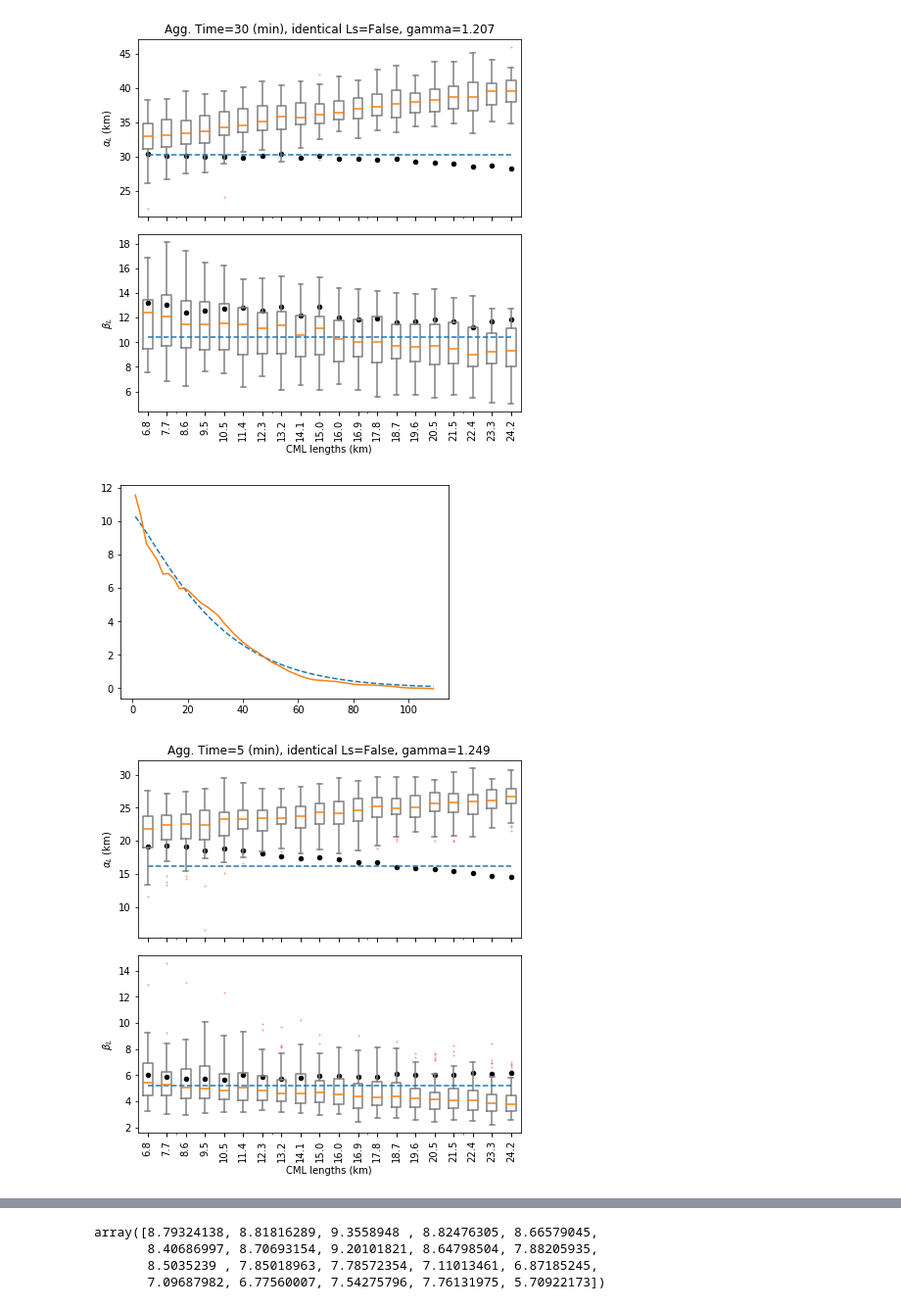
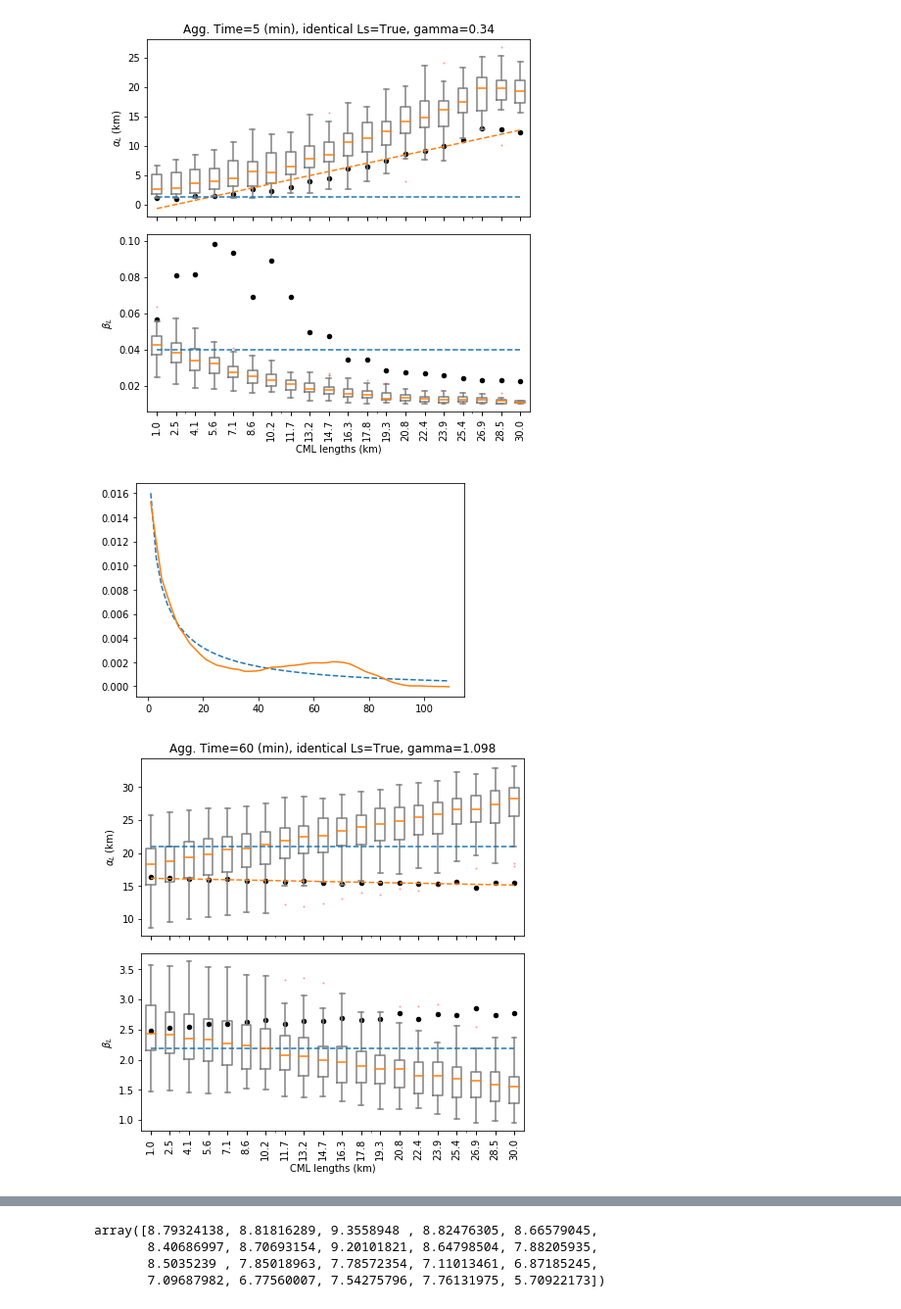
Before and after one commit to adameshel/spatial_autocorrelation, a Jupyter notebook: Autocorr/read_autocorr_empirical_run.ipynb, the cells around one changed output, grey strips where cells are left out. Shown: that part at 98% size. Drawn from its saved outputs; the diff is of its cells as text; code cells hidden in the pictures.

```diff
--- a/Autocorr/read_autocorr_empirical_run.ipynb
+++ b/Autocorr/read_autocorr_empirical_run.ipynb
@@ -39,8 +39,17 @@ i = 0
 for p in dir_paths:
     if '_cod' not in p:
         idxs.append(i)
-    if '60T_ts29' in p:
+#     if '60T_ts29' in p:
+#         idxs.append(i)
+    if '30T_ts16' in p:
         idxs.append(i)
+    if '60T_ts29_cod100' in p:
+        idxs.append(i)
+#     if '5T_ts370' in p:
+#         idxs.append(i)
+    if 'identicalFalse' in p:
+        idxs.append(i)
+
     i+=1
 dir_paths = delete_from_list(dir_paths,idxs)
 dir_paths
@@ -60,6 +69,11 @@ dir_paths
+# %%
+def linear(x,a,b):
+    return a*x+b
 # %%
+from autocorr_functions import *
 a = 0.24; b = 3.49;
-
+a = 0.72; b = 3.35;
+B = -1.1
 list_of_snapshots = []
 for i, dr in enumerate(dir_paths):
     sn = split_at(split_at(dr,'_',-5)[0] + \
@@ -145,10 +159,9 @@ for i, dr in enumerate(dir_paths):
             np.array([L,df_gamma[L].median()]),
             a,
             df_alpha[L].median(),
-            bias=0.0
+            bias=B
         )
-#         l_alpha_0.append(alpha_0)
-        l_alpha_0.append(alpha_0-0.05*alpha_0**((L)/(2.25*L)))
+        l_alpha_0.append(alpha_0)
     l_alpha_0 = np.array(l_alpha_0)
     df_alpha_0 = pd.DataFrame(l_alpha_0)
 #         print(df_alpha[L].median(), alpha_0)
@@ -169,6 +182,22 @@ for i, dr in enumerate(dir_paths):
                  capprops=dict(linestyle='-', linewidth=1.5),
                  showfliers=True, rot=90)
     ax[0].scatter(range(1,len(cols)+1),df_alpha_0[0].values, s=20, c='k')
+    try:
+        popt, _ = curve_fit(
+            f=linear,
+            xdata=range(1,len(cols)+1),
+            ydata=df_alpha_0[0].values
+        )
+        ax[0].plot(range(1,len(cols)+1),
+                  linear(range(1,len(cols)+1),popt[0],popt[1]),
+                  '--C1')
+#         popt, _ = curve_fit(
+#             f=linear,
+#             xdata=range(1,len(cols)+1),
+#             ydata=df_alpha_0[0].values
+#         )
+    except:
+        pass
 
     cols = df_beta.columns.values.astype(np.float) / 1e3
     cols.astype(str)
@@ -258,7 +287,10 @@ for i, dr in enumerate(dir_paths):
 #     ax[1].text(18, beta+beta/12, r'rad $\beta_L$', fontsize=11, color='C0')
     fig, ax = plt.subplots()
     ax.plot(hs/1e3,acf_original(hs/1e3,alpha,beta,gamma), '--C0')
-    ax.plot(hs/1e3, globals()[name]-nugget, 'C1')
+    try:
+        ax.plot(hs/1e3, globals()[name]-nugget, 'C1')
+    except:
+        jj=1
     print(alpha,beta,gamma)
     del alpha,beta,rad_path_current
 #     fig.savefig(str(fig_path) + '/semireal_pars_agg_' + sn + '.png', bbox_inches='tight')
@@ -294,3 +346,3 @@ for i, dr in enumerate(dir_paths):
-[figure, old version]
+[figure, new version]
-[figure, old version]
+[figure, new version]
-[figure, old version]
+[figure, new version]
```
Also changed, not shown: parts of 3 cells of this notebook, 2 other files.
